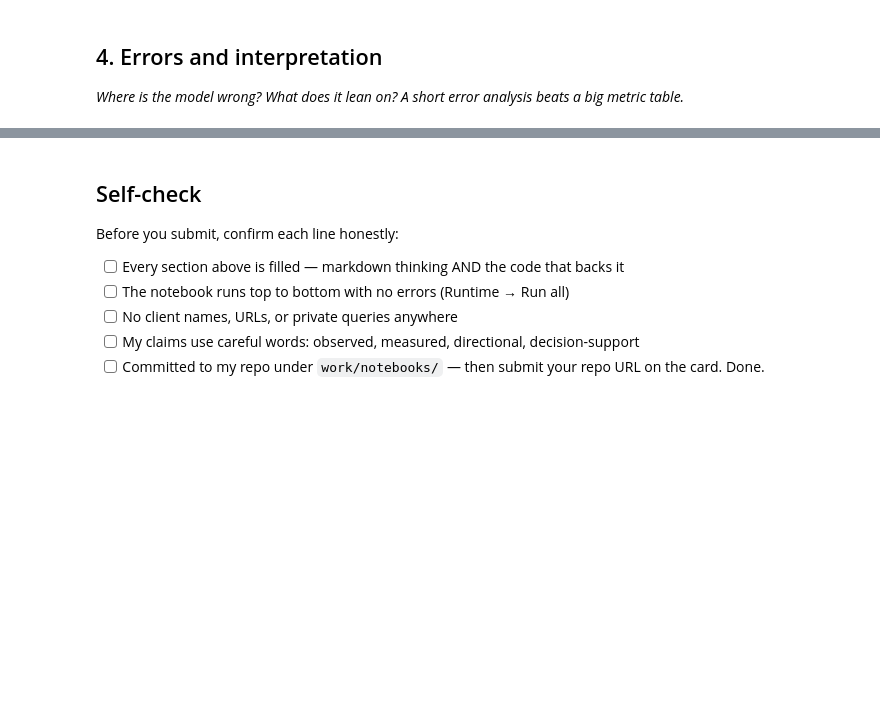
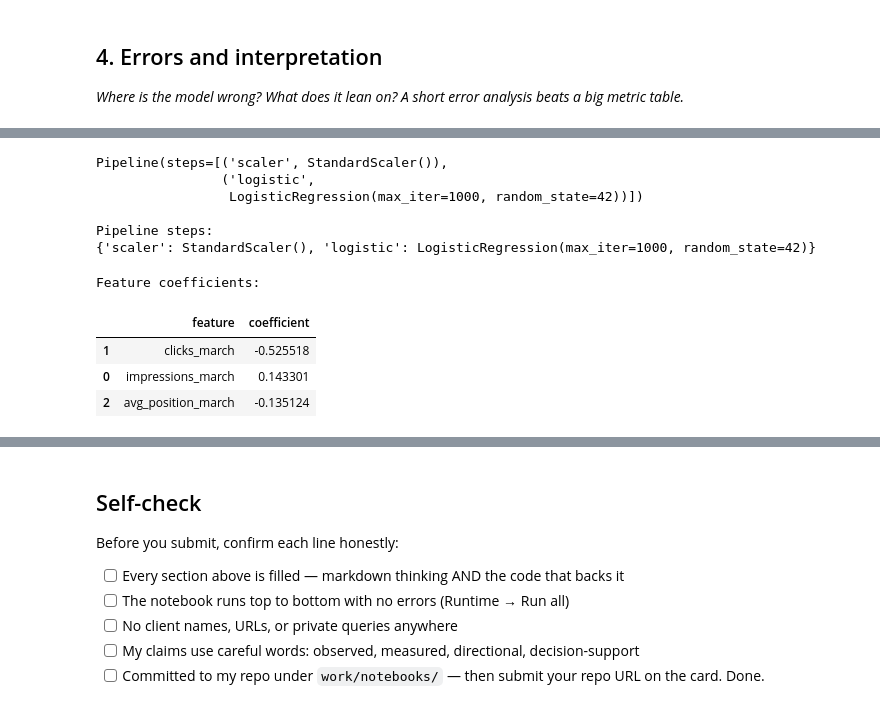
Before and after one commit to hussaintinwala2/Flyrank, a Jupyter notebook: work/notebooks/w05_model.ipynb, the cells around one changed output, grey strips where cells are left out. Drawn from its saved outputs; the diff is of its cells as text; code cells hidden in the pictures; blank space fills up the shorter version.

```diff
--- a/work/notebooks/w05_model.ipynb
+++ b/work/notebooks/w05_model.ipynb
@@ -34,3 +391,41 @@ This skeleton is yours to fill. Work the sections **in order** — each one has
+# %%
+print(model)
+print("\nPipeline steps:")
+print(model.named_steps)
+# %% [output]
+Pipeline(steps=[('scaler', StandardScaler()),
+                ('logistic',
+                 LogisticRegression(max_iter=1000, random_state=42))])
+
+Pipeline steps:
+{'scaler': StandardScaler(), 'logistic': LogisticRegression(max_iter=1000, random_state=42)}
 # %%
 # This cell is for CODE (numbers, a query, a check).
 # Write your text answer in the cell ABOVE this one — typing sentences here breaks Run All.
+# Inspect Logistic Regression coefficients
+import pandas as pd
+import numpy as np
+# Inspect Logistic Regression coefficients inside the pipeline
+
+logreg = model.named_steps["logistic"]
+
+coef_table = pd.DataFrame({
+    "feature": feature_cols,
+    "coefficient": logreg.coef_[0]
+})
+
+coef_table["abs_coefficient"] = coef_table["coefficient"].abs()
+
+coef_table = coef_table.sort_values(
+    "abs_coefficient",
+    ascending=False
+)
+
+print("Feature coefficients:")
+display(coef_table[["feature", "coefficient"]])
+# %% [output]
+Feature coefficients:
+|  | feature | coefficient |
+| 1 | clicks_march | -0.525518 |
+| 0 | impressions_march | 0.143301 |
+| 2 | avg_position_march | -0.135124 |
```
Also changed, not shown: parts of 15 cells of this notebook.
